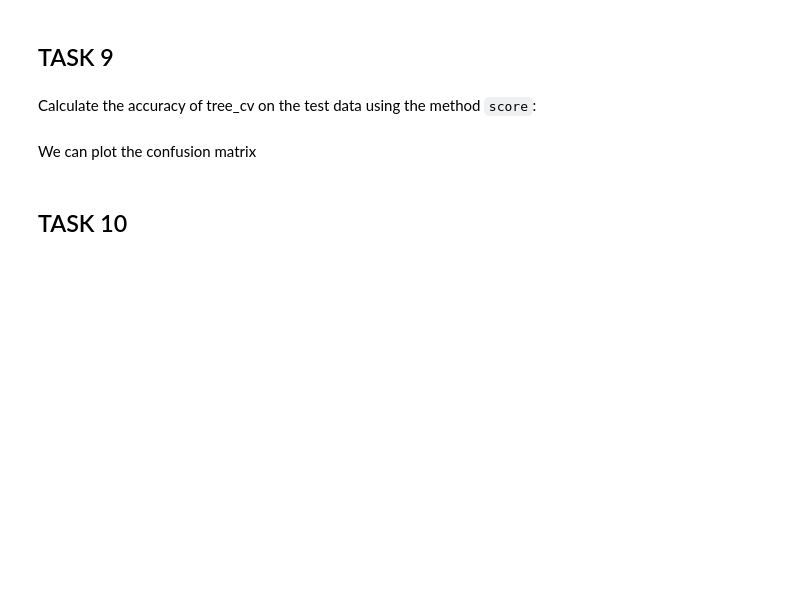
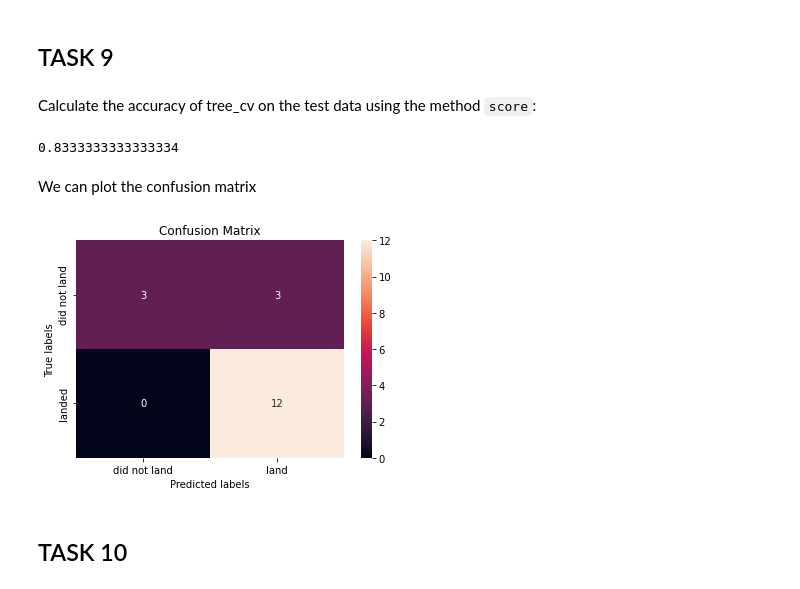
Before and after one commit to junaidjdp/IBM_DS, a Jupyter notebook: Capstone/8_IBM-DS0321EN-SkillsNetwork_labs_module_4_SpaceX_Machine_Learning_Prediction_Part_5.jupyterlite.ipynb, the cells around one changed output. Cells and saved outputs as stored; diff of their text form; code cells hidden in the pictures; blank space fills up the shorter version.

```diff
--- a/Capstone/8_IBM-DS0321EN-SkillsNetwork_labs_module_4_SpaceX_Machine_Learning_Prediction_Part_5.jupyterlite.ipynb
+++ b/Capstone/8_IBM-DS0321EN-SkillsNetwork_labs_module_4_SpaceX_Machine_Learning_Prediction_Part_5.jupyterlite.ipynb
@@ -120,6 +140,8 @@ We split the data into training and testing data using the  function  <code>trai
 Use the function train_test_split to split the data X and Y into training and test data. Set the parameter test_size to  0.2 and random_state to 2. The training data and test data should be assigned to the following labels.
 # %% [markdown]
 <code>X_train, X_test, Y_train, Y_test</code>
+# %%
+X_train, X_test, Y_train, Y_test = train_test_split(X, Y, random_state=2, test_size=0.2)
 # %% [markdown]
 we can see we only have 18 test samples.
 # %%
@@ -135,3 +159,7 @@ parameters ={'C':[0.01,0.1,1],
 # %%
 parameters ={"C":[0.01,0.1,1],'penalty':['l2'], 'solver':['lbfgs']}# l1 lasso l2 ridge
 lr=LogisticRegression()
+
+logreg_cv = GridSearchCV(lr, parameters, cv = 10)
+
+logreg_cv.fit(X_train, Y_train)
@@ -160,3 +201,7 @@ parameters = {'kernel':('linear', 'rbf','poly','rbf', 'sigmoid'),
               'C': np.logspace(-3, 3, 5),
               'gamma':np.logspace(-3, 3, 5)}
 svm = SVC()
+# %%
+svm_cv = GridSearchCV(svm, parameters, cv = 10)
+
+svm_cv.fit(X_train, Y_train)
@@ -185,3 +246,7 @@ parameters = {'criterion': ['gini', 'entropy'],
      'min_samples_split': [2, 5, 10]}
 
 tree = DecisionTreeClassifier()
+# %%
+tree_cv = GridSearchCV(tree, parameters, cv = 10)
+
+tree_cv.fit(X_train, Y_train)
@@ -192,11 +268,17 @@ print("accuracy :",tree_cv.best_score_)
 ## TASK  9
 # %% [markdown]
 Calculate the accuracy of tree_cv on the test data using the method <code>score</code>:
+# %%
+tree_cv.score(X_test,Y_test)
+# %% [output]
+0.8333333333333334
 # %% [markdown]
 We can plot the confusion matrix
 # %%
-yhat = svm_cv.predict(X_test)
+yhat = tree_cv.predict(X_test)
 plot_confusion_matrix(Y_test,yhat)
+# %% [output]
+[figure, added]
 # %% [markdown]
 ## TASK  10
 # %% [markdown]
```
Also changed, not shown: parts of 24 cells of this notebook.
